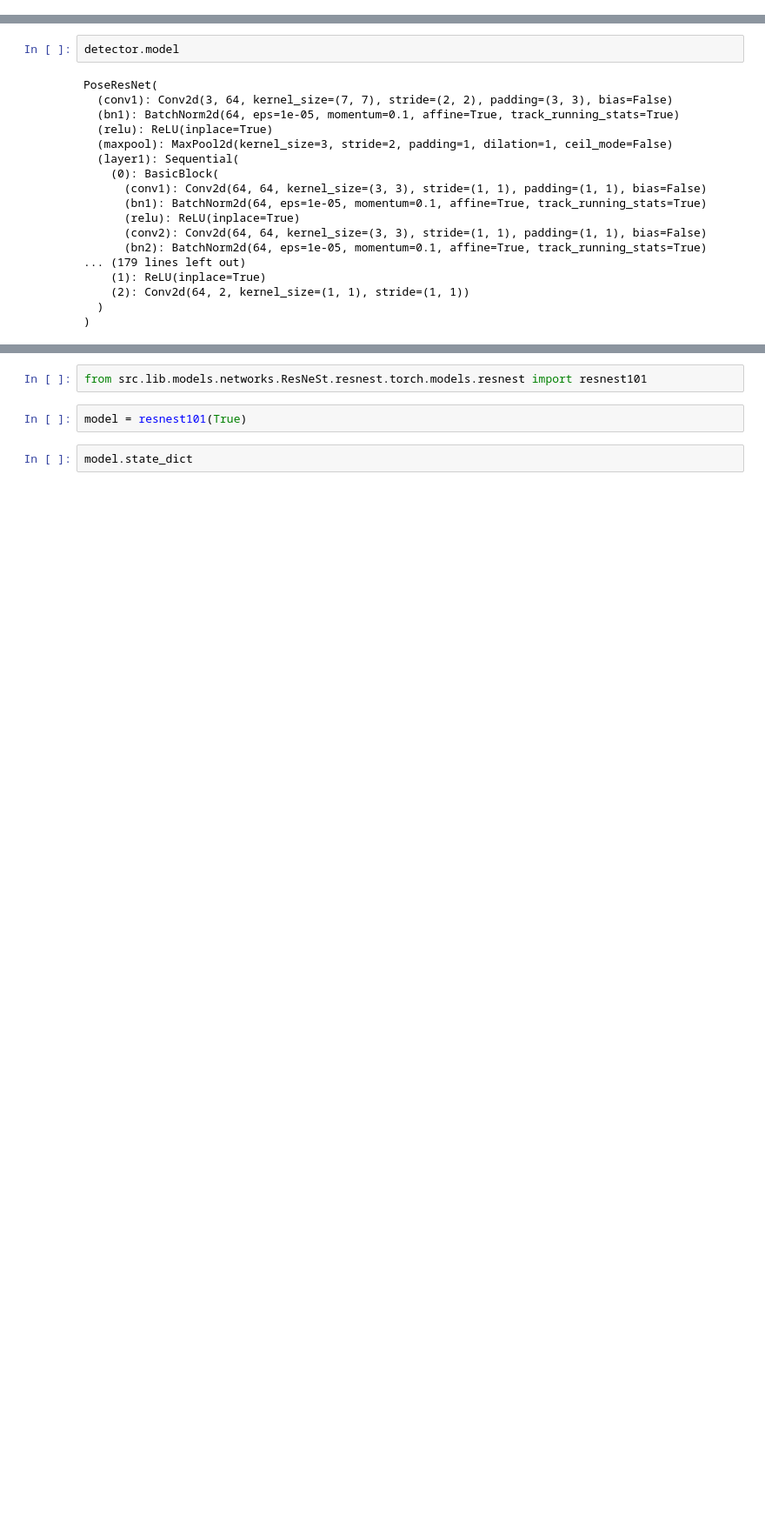
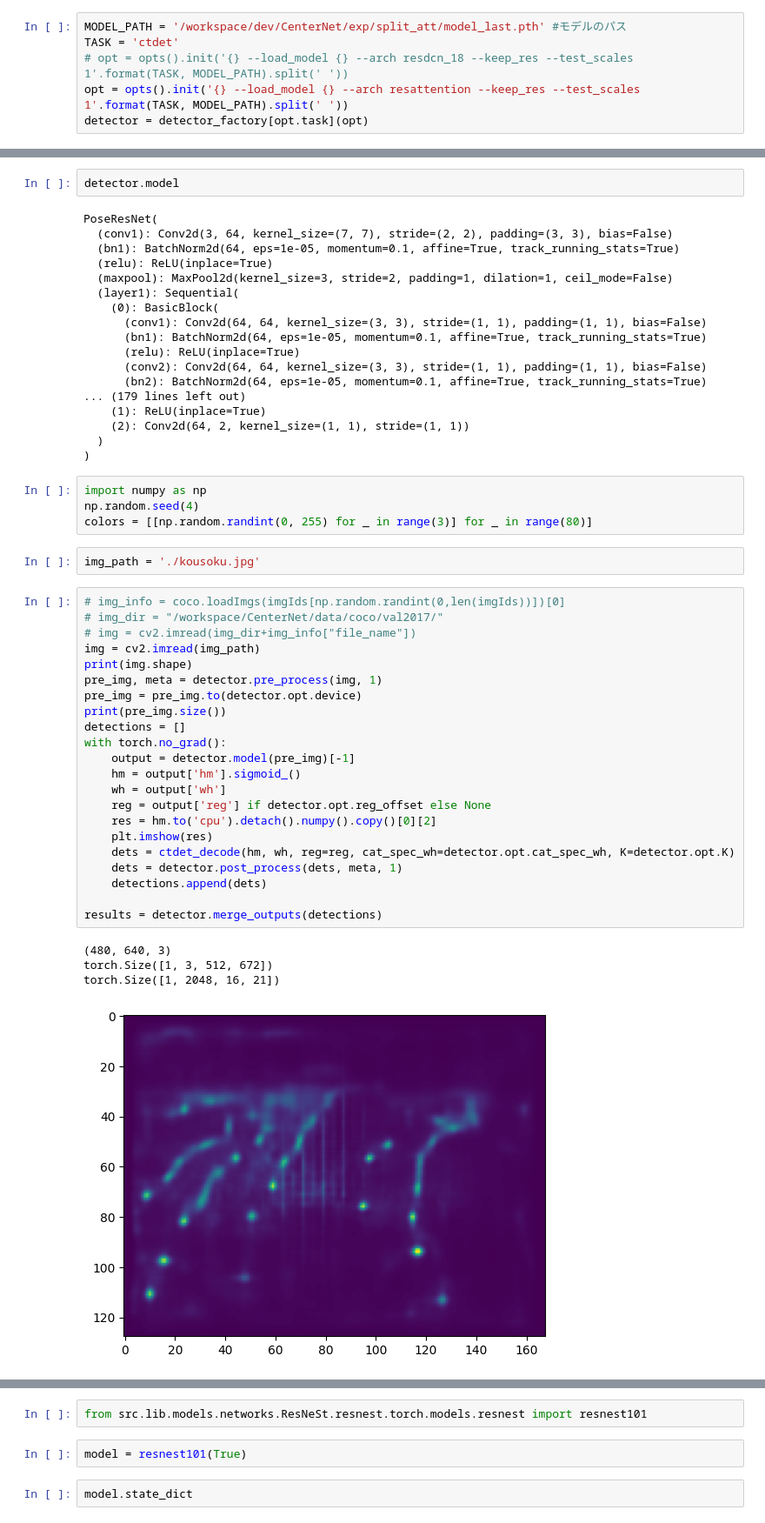
Before and after one commit to hykyo-25/CenterNet, a Jupyter notebook: dev copy.ipynb, the cells around one changed output, grey strips where cells are left out. Shown at 87% size. Cells and saved outputs as stored; diff of their text form; blank space fills up the shorter version.

```diff
--- a/dev copy.ipynb
+++ b/dev copy.ipynb
@@ -52,3 +35,9 @@ No param layer4.1.cbam.SpatialGate.spatial.bn.bias.If you see this, your model d
 No param layer4.1.cbam.SpatialGate.spatial.bn.running_mean.If you see this, your model does not fully load the pre-trained weight. Please make sure you have correctly specified --arch xxx or set the c ...
 No param layer4.1.cbam.SpatialGate.spatial.bn.running_var.If you see this, your model does not fully load the pre-trained weight. Please make sure you have correctly specified --arch xxx or set the co ...
 No param layer4.1.cbam.SpatialGate.spatial.bn.num_batches_tracked.If you see this, your model does not fully load the pre-trained weight. Please make sure you have correctly specified --arch xxx or se ...
+# %%
+MODEL_PATH = '/workspace/dev/CenterNet/exp/split_att/model_last.pth' #モデルのパス
+TASK = 'ctdet'
+# opt = opts().init('{} --load_model {} --arch resdcn_18 --keep_res --test_scales 1'.format(TASK, MODEL_PATH).split(' '))
+opt = opts().init('{} --load_model {} --arch resattention --keep_res --test_scales 1'.format(TASK, MODEL_PATH).split(' '))
+detector = detector_factory[opt.task](opt)
@@ -72,3 +70,36 @@ PoseResNet(
     (2): Conv2d(64, 2, kernel_size=(1, 1), stride=(1, 1))
   )
 )
+# %%
+import numpy as np
+np.random.seed(4)
+colors = [[np.random.randint(0, 255) for _ in range(3)] for _ in range(80)]
+# %%
+img_path = './kousoku.jpg'
+# %%
+# img_info = coco.loadImgs(imgIds[np.random.randint(0,len(imgIds))])[0]
+# img_dir = "/workspace/CenterNet/data/coco/val2017/"
+# img = cv2.imread(img_dir+img_info["file_name"])
+img = cv2.imread(img_path)
+print(img.shape)
+pre_img, meta = detector.pre_process(img, 1)
+pre_img = pre_img.to(detector.opt.device)
+print(pre_img.size())
+detections = []
+with torch.no_grad():
+    output = detector.model(pre_img)[-1]
+    hm = output['hm'].sigmoid_()
+    wh = output['wh']
+    reg = output['reg'] if detector.opt.reg_offset else None
+    res = hm.to('cpu').detach().numpy().copy()[0][2]
+    plt.imshow(res)
+    dets = ctdet_decode(hm, wh, reg=reg, cat_spec_wh=detector.opt.cat_spec_wh, K=detector.opt.K)
+    dets = detector.post_process(dets, meta, 1)
+    detections.append(dets)
+
+results = detector.merge_outputs(detections)
+# %% [output]
+(480, 640, 3)
+torch.Size([1, 3, 512, 672])
+torch.Size([1, 2048, 16, 21])
+[figure, added]
```
Also changed, not shown: parts of 5 cells of this notebook, 8 other files.
